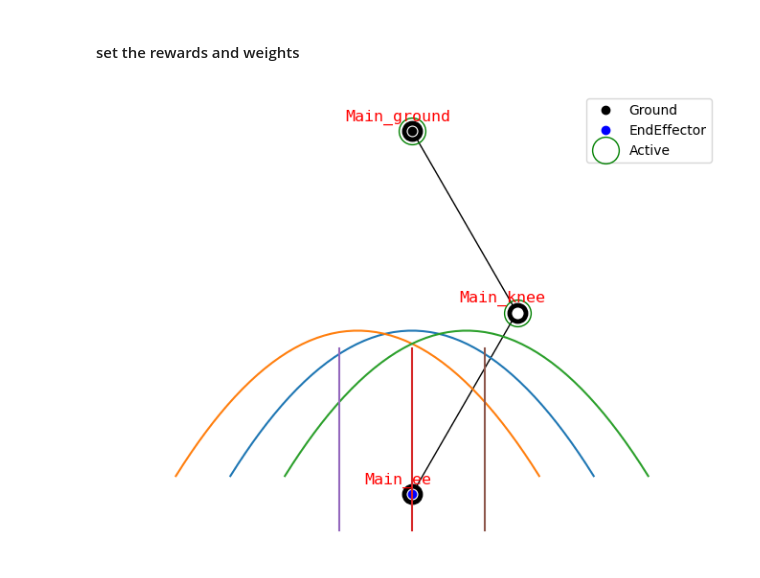
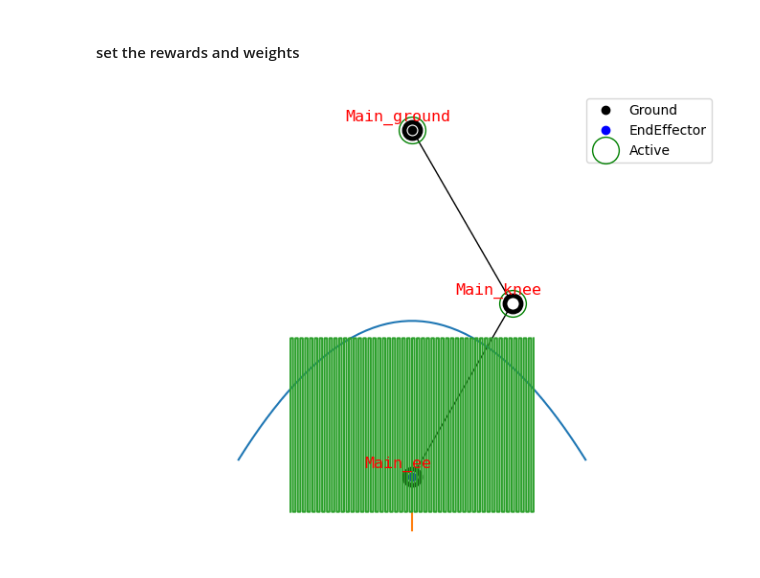
Before and after one commit to LicAiBeerLab/auto-robotics-design, a Jupyter notebook: apps/optimize/main_branch_rewards.ipynb, the cells around one changed output. Saved outputs shown, nothing was run; the diff lists cells and outputs as text; code cells hidden in the pictures.

```diff
--- a/apps/optimize/main_branch_rewards.ipynb
+++ b/apps/optimize/main_branch_rewards.ipynb
@@ -23,13 +31,27 @@ from auto_robot_design.description.utils import draw_joint_point
 
 If the trajectory has an unreachable point the cell with reward calculation will fail!
 # %%
-ground_symmetric_step = convert_x_y_to_6d_traj_xz(*create_simple_step_trajectory(starting_point=[-0.5, -0.95], step_height= 0.4, step_width=1,n_points=50))
-left_shift_step = convert_x_y_to_6d_traj_xz(*create_simple_step_trajectory(starting_point=[-0.65, -0.95], step_height= 0.4, step_width=1,n_points=50))
-right_shift_step = convert_x_y_to_6d_traj_xz(*create_simple_step_trajectory(starting_point=[-0.35, -0.95], step_height= 0.4, step_width=1,n_points=50))
+workspace_trajectory = convert_x_y_to_6d_traj_xz(
+    *get_workspace_trajectory([-0.35, -1.1], 0.5, 0.7, 50, 100))
 
-central_vertical = convert_x_y_to_6d_traj_xz(*get_vertical_trajectory(-1.1, 0.5, 0,50))
-left_vertical = convert_x_y_to_6d_traj_xz(*get_vertical_trajectory(-1.1, 0.5, -0.2,50))
-right_vertical = convert_x_y_to_6d_traj_xz(*get_vertical_trajectory(-1.1, 0.5, 0.2,50))
+ground_symmetric_step = convert_x_y_to_6d_traj_xz(*create_simple_step_trajectory(
+    starting_point=[-0.5, -0.95], step_height=0.4, step_width=1, n_points=50))
+
+left_shift_step = convert_x_y_to_6d_traj_xz(*create_simple_step_trajectory(
+    starting_point=[-0.65, -0.95], step_height=0.4, step_width=1, n_points=50))
+
+right_shift_step = convert_x_y_to_6d_traj_xz(*create_simple_step_trajectory(
+    starting_point=[-0.35, -0.95], step_height=0.4, step_width=1, n_points=50))
+
+
+central_vertical = convert_x_y_to_6d_traj_xz(
+    *get_vertical_trajectory(-1.154, 0.5, 0, 50))
+
+left_vertical = convert_x_y_to_6d_traj_xz(
+    *get_vertical_trajectory(-1.1, 0.5, -0.2, 50))
+
+right_vertical = convert_x_y_to_6d_traj_xz(
+    *get_vertical_trajectory(-1.1, 0.5, 0.2, 50))
 # %% [markdown]
 #### Characteristics to be calculated
 # %%
@@ -72,21 +112,22 @@ rewards_and_trajectories = [(rewards_step, step_trajectories),(rewards_vertical,
 # %%
+
 actuator_list = [TMotor_AK10_9(), TMotor_AK60_6(), TMotor_AK70_10(), TMotor_AK80_64(), TMotor_AK80_9()]
 generator = TwoLinkGenerator()
 generator.build_standard_two_linker()
 graph = generator.graph
 
 # open chain is fully actuated
 for jp in graph.nodes:
     if not jp.attach_endeffector:
         jp.active = True
 
-rewards_and_trajectories = [(rewards_step, step_trajectories),(rewards_vertical, vertical_trajectories)]
-
 
 draw_joint_point(graph)
 
-for _, trajectories in rewards_and_trajectories:
-    for trajectory in trajectories:
-        plt.plot(trajectory[:,0],trajectory[:,2])
+for _, trajectory in reward_manager.trajectories.items():
+    plt.plot(trajectory[:, 0], trajectory[:, 2])
+
+plt.plot(workspace_trajectory[:, 0], workspace_trajectory[:, 2])
+plt.show()
 # %% [output]
-[figure, old version]
+[figure, new version]
```
Also changed, not shown: parts of 5 cells of this notebook, 6 other files.
